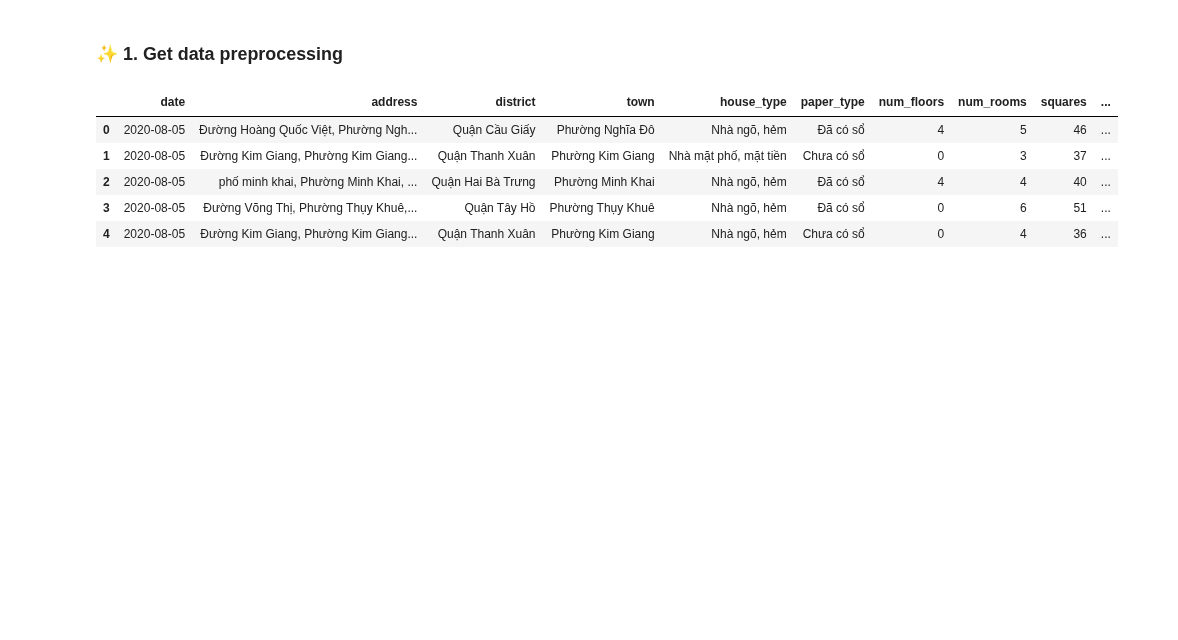
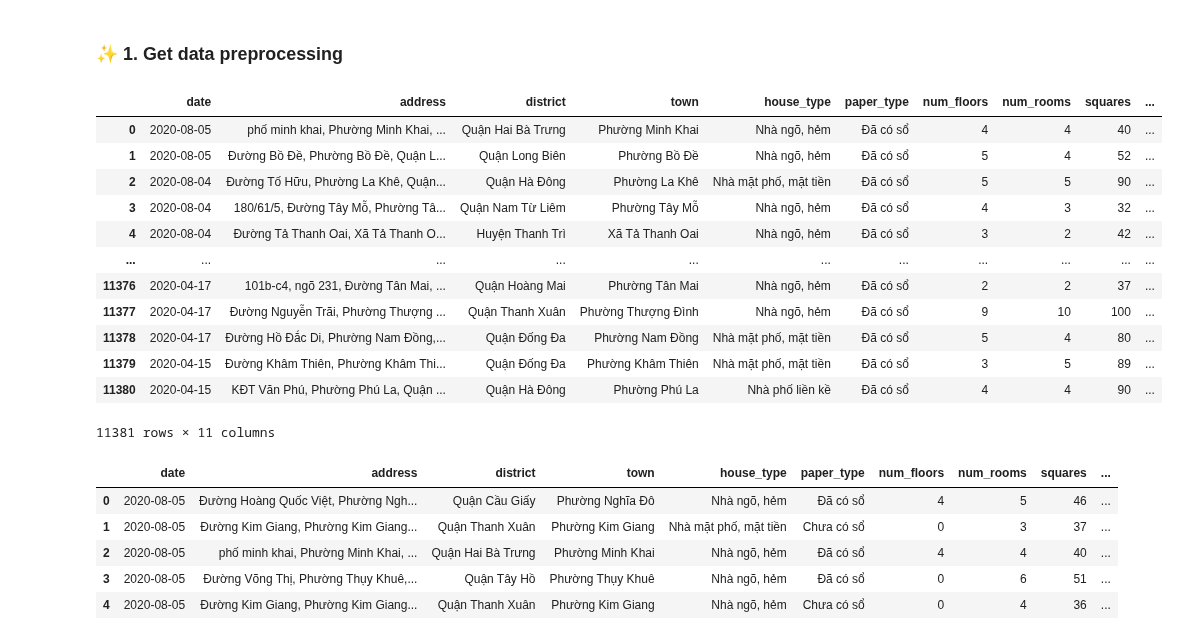
Before and after one commit to TienDat57/Project-DV, a Jupyter notebook: notebook/Question1.ipynb, the cells around one changed output. Drawn from its saved outputs; the diff is of its cells as text; code cells hidden in the pictures; blank space fills up the shorter version.

```diff
--- a/notebook/Question1.ipynb
+++ b/notebook/Question1.ipynb
@@ -11,6 +11,24 @@ import seaborn as sns
 ---
 # %% [markdown]
 ### ✨ **1. Get data preprocessing**
+# %%
+df = pd.read_csv('../data/processed/VN_housing_dataset.csv')
+df.groupby("district").count().reset_index()
+df
+# %% [output]
+|  | date | address | district | town | house_type | paper_type | num_floors | num_rooms | squares | ... |
+| 0 | 2020-08-05 | phố minh khai, Phường Minh Khai, ... | Quận Hai Bà Trưng | Phường Minh Khai | Nhà ngõ, hẻm | Đã có sổ | 4 | 4 | 40 | ... |
+| 1 | 2020-08-05 | Đường Bồ Đề, Phường Bồ Đề, Quận L... | Quận Long Biên | Phường Bồ Đề | Nhà ngõ, hẻm | Đã có sổ | 5 | 4 | 52 | ... |
+| 2 | 2020-08-04 | Đường Tố Hữu, Phường La Khê, Quận... | Quận Hà Đông | Phường La Khê | Nhà mặt phố, mặt tiền | Đã có sổ | 5 | 5 | 90 | ... |
+| 3 | 2020-08-04 | 180/61/5, Đường Tây Mỗ, Phường Tâ... | Quận Nam Từ Liêm | Phường Tây Mỗ | Nhà ngõ, hẻm | Đã có sổ | 4 | 3 | 32 | ... |
+| 4 | 2020-08-04 | Đường Tả Thanh Oai, Xã Tả Thanh O... | Huyện Thanh Trì | Xã Tả Thanh Oai | Nhà ngõ, hẻm | Đã có sổ | 3 | 2 | 42 | ... |
+| ... | ... | ... | ... | ... | ... | ... | ... | ... | ... | ... |
+| 11376 | 2020-04-17 | 101b-c4, ngõ 231, Đường Tân Mai, ... | Quận Hoàng Mai | Phường Tân Mai | Nhà ngõ, hẻm | Đã có sổ | 2 | 2 | 37 | ... |
+| 11377 | 2020-04-17 | Đường Nguyễn Trãi, Phường Thượng ... | Quận Thanh Xuân | Phường Thượng Đình | Nhà ngõ, hẻm | Đã có sổ | 9 | 10 | 100 | ... |
+| 11378 | 2020-04-17 | Đường Hồ Đắc Di, Phường Nam Đồng,... | Quận Đống Đa | Phường Nam Đồng | Nhà mặt phố, mặt tiền | Đã có sổ | 5 | 4 | 80 | ... |
+| 11379 | 2020-04-15 | Đường Khâm Thiên, Phường Khâm Thi... | Quận Đống Đa | Phường Khâm Thiên | Nhà mặt phố, mặt tiền | Đã có sổ | 3 | 5 | 89 | ... |
+| 11380 | 2020-04-15 | KĐT Văn Phú, Phường Phú La, Quận ... | Quận Hà Đông | Phường Phú La | Nhà phố liền kề | Đã có sổ | 4 | 4 | 90 | ... |
+11381 rows × 11 columns
 # %%
 df = pd.read_csv('../data/processed/VN_housing_dataset.csv')
 df['date'] = pd.to_datetime(df['date'], format='%Y-%m-%d')
```
Also changed, not shown: 3 other files.
